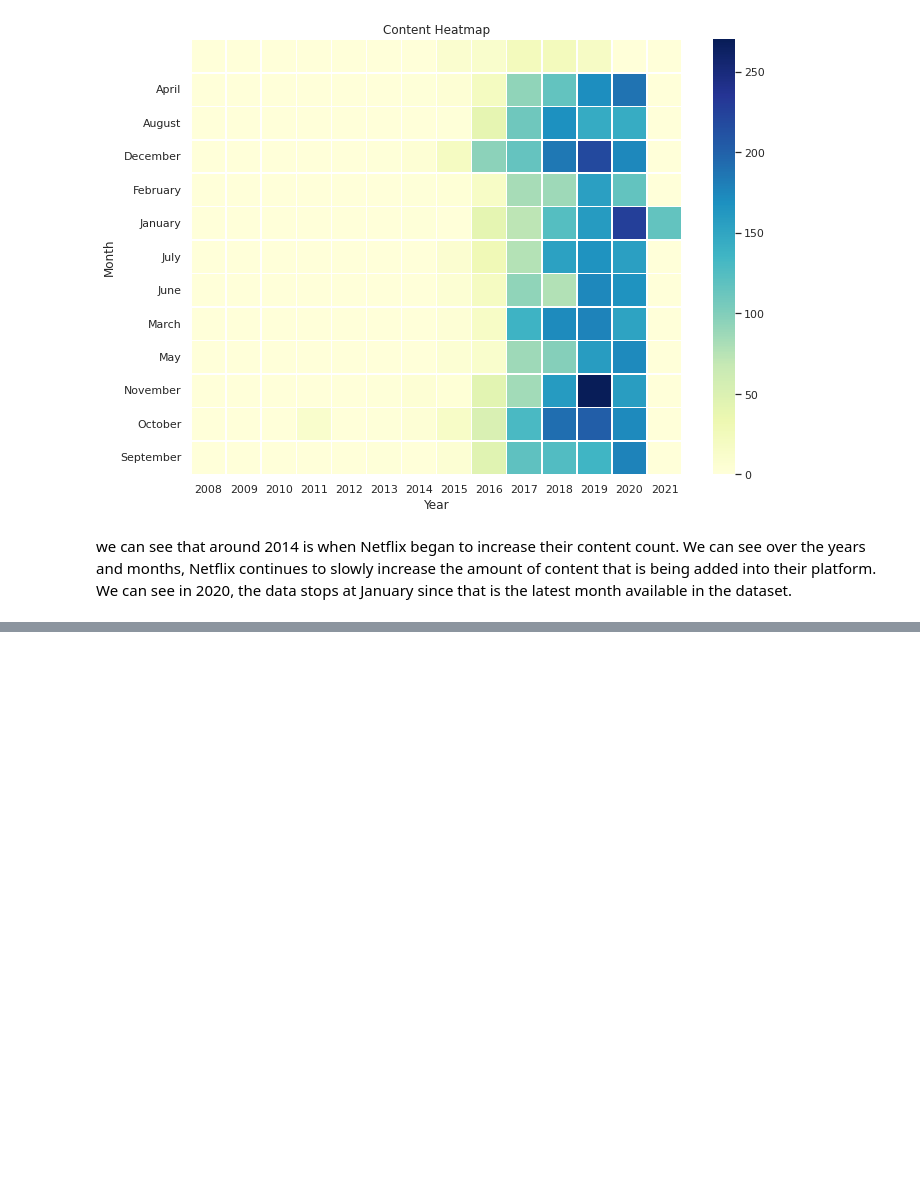
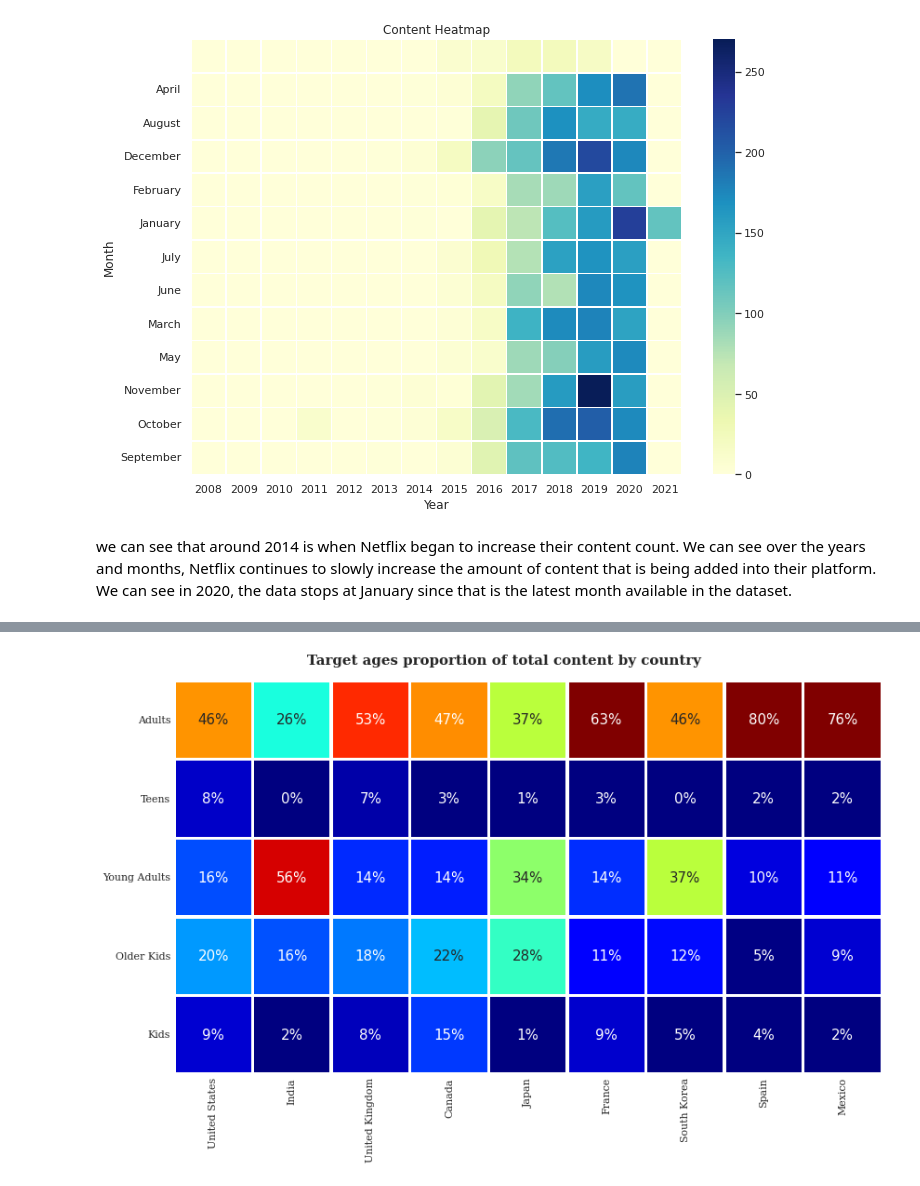
Before and after one commit to SRIST1608/-NETFLIX-MOVIES-AND-TV-SHOWS-CLUSTERING, a Jupyter notebook: NETFLIX_MOVIES_AND_TV_SHOWS_CLUSTERING.ipynb, the cells around one changed output, grey strips where cells are left out. Saved outputs shown, nothing was run; the diff lists cells and outputs as text; code cells hidden in the pictures; blank space fills up the shorter version.

```diff
--- a/NETFLIX_MOVIES_AND_TV_SHOWS_CLUSTERING.ipynb
+++ b/NETFLIX_MOVIES_AND_TV_SHOWS_CLUSTERING.ipynb
@@ -80,7 +80,7 @@ Mounted at /content/drive
 **Loading Given Data**
 # %%
 #Loading Dataset
-df = pd.read_csv('/content/drive/MyDrive/NETFLIX MOVIES AND TV SHOWS CLUSTERING-Priyanka Jain/ NETFLIX MOVIES AND TV SHOWS CLUSTERING.csv')
+df = pd.read_csv('/content/drive/MyDrive/NETFLIX MOVIES AND TV SHOWS CLUSTERING-Priyanka Jain/Copy of NETFLIX MOVIES AND TV SHOWS CLUSTERING.csv')
 # %%
 # top 5 rows of dataset
 df.head()
@@ -543,0 +533,8 @@ we can see that around 2014 is when Netflix began to increase their content coun
+# %%
+df['principal_country'] = df['country'].apply(lambda x: x.split(",")[0])
+df['principal_country'].head()
+
+country_order = df['principal_country'].value_counts()[:11].index
+content_data = df[['type', 'principal_country']].groupby('principal_country')['type'].value_counts().unstack().loc[country_order]
+content_data['sum'] = content_data.sum(axis=1)
+content_data_ratio = (content_data.T / content_data['sum']).T[['Movie', 'TV Show']].sort_values(by='Movie',ascending=False)[::-1]
@@ -543,0 +564,8 @@ we can see that around 2014 is when Netflix began to increase their content coun
+# %%
+df['count'] = 1
+data = df.groupby('principal_country')[['principal_country','count']].sum().sort_values(by='count',ascending=False).reset_index()[:10]
+data = data['principal_country']
+
+df_heatmap = df.loc[df['principal_country'].isin(data)]
+df_heatmap = pd.crosstab(df_heatmap['principal_country'], df_heatmap['age_rating'],normalize = "index").T
+df_heatmap
@@ -543,0 +580,25 @@ we can see that around 2014 is when Netflix began to increase their content coun
+# %%
+# Plotting the heatmap
+fig, ax = plt.subplots(1, 1, figsize=(12, 12))
+country_order2 = ['United States', 'India', 'United Kingdom', 'Canada', 'Japan', 'France', 'South Korea', 'Spain',
+       'Mexico']
+
+age_order = ['Adults', 'Teens', 'Young Adults', 'Older Kids', 'Kids']
+
+sns.heatmap(df_heatmap.loc[age_order,country_order2],cmap="jet",square=True, linewidth=2.5,cbar=False,
+            annot=True,fmt='2.0%',vmax=.6,vmin=0.05,ax=ax,annot_kws={"fontsize":15})
+
+ax.spines['top'].set_visible(True)
+
+fig.text(.76,.765, 'Target ages proportion of total content by country', fontweight='bold', fontfamily='serif', fontsize=15,ha='right')
+
+ax.set_yticklabels(ax.get_yticklabels(), fontfamily='serif', rotation = 0, fontsize=11)
+ax.set_xticklabels(ax.get_xticklabels(), fontfamily='serif', rotation=90, fontsize=11)
+
+ax.set_ylabel('')
+ax.set_xlabel('')
+ax.tick_params(axis=u'both', which=u'both',length=0)
+plt.tight_layout()
+plt.show()
+# %% [output]
+[figure, added]
```
Also changed, not shown: parts of 53 cells of this notebook.
